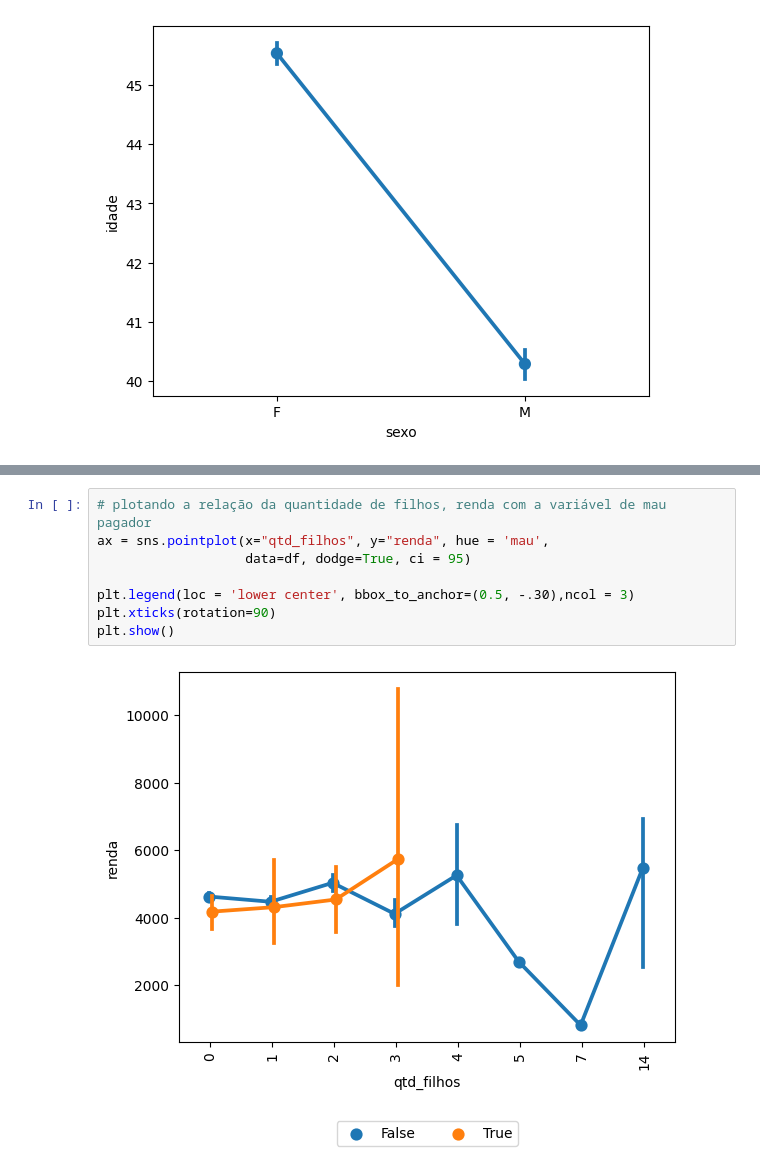
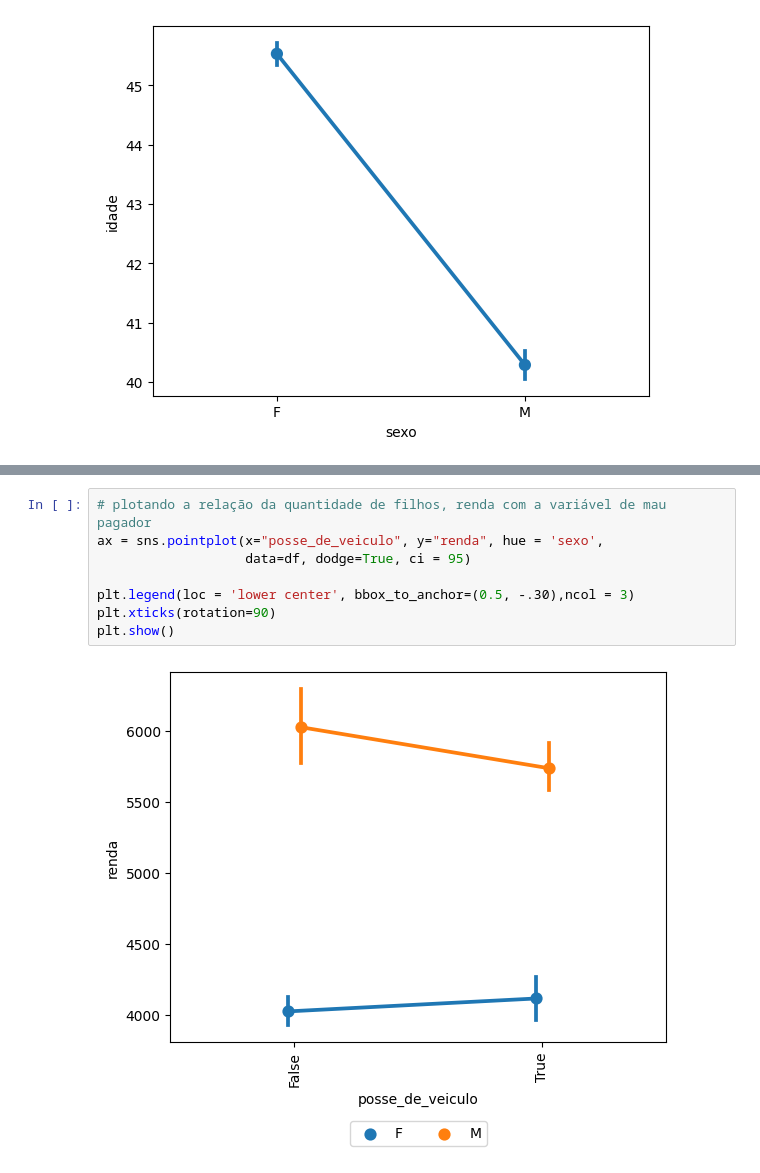
Before and after one commit to earapanos/DataScienceExcercises, a Jupyter notebook: ex015.ipynb, the cells around one changed output, grey strips where cells are left out. Drawn from its saved outputs; the diff is of its cells as text.

```diff
--- a/ex015.ipynb
+++ b/ex015.ipynb
@@ -94,10 +93,10 @@ plt.show()
 # %%
 # plotando a relação da quantidade de filhos, renda com a variável de mau pagador
-ax = sns.pointplot(x="qtd_filhos", y="renda", hue = 'mau',
+ax = sns.pointplot(x="posse_de_veiculo", y="renda", hue = 'sexo',
                    data=df, dodge=True, ci = 95)
 
 plt.legend(loc = 'lower center', bbox_to_anchor=(0.5, -.30),ncol = 3)
 plt.xticks(rotation=90)
 plt.show()
 # %% [output]
-[figure, old version]
+[figure, new version]
```
Also changed, not shown: parts of 3 cells of this notebook.
